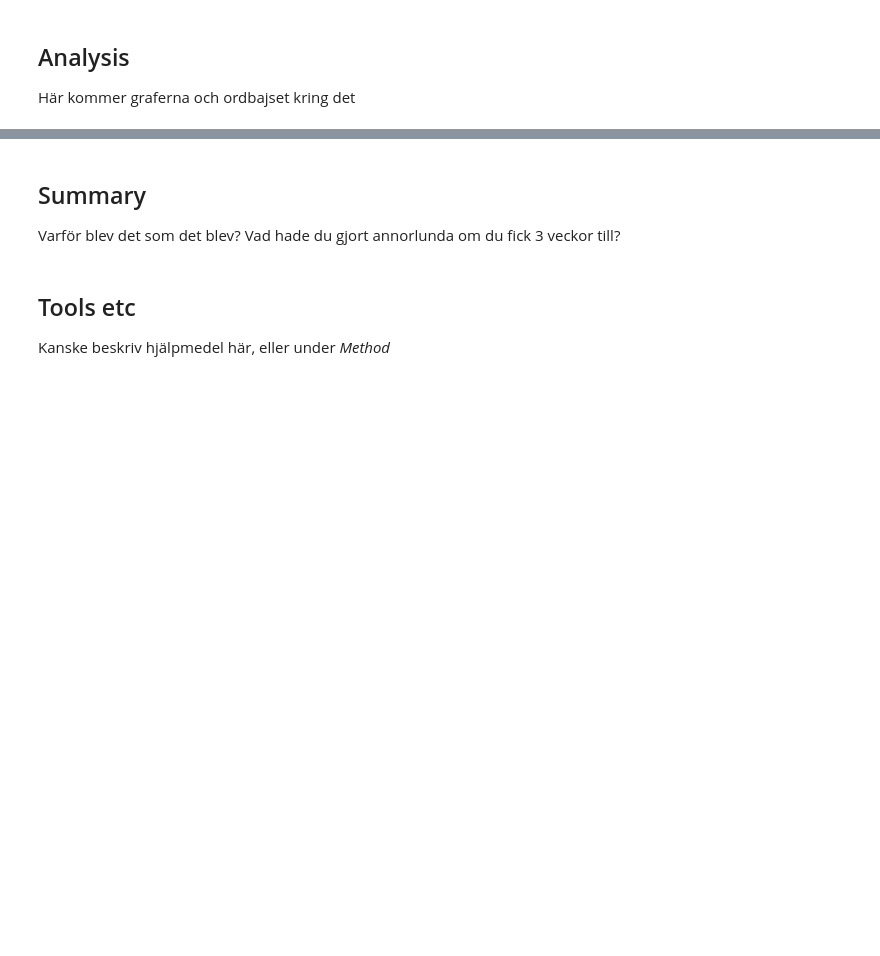
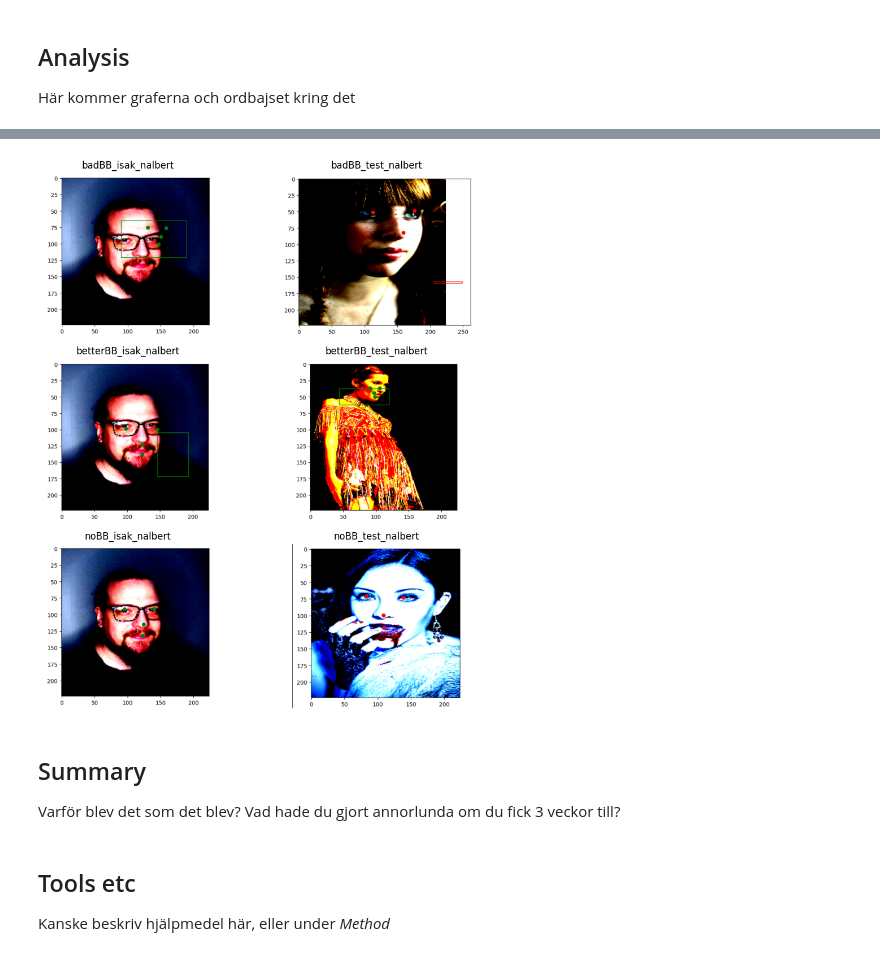
Before and after one commit to Zeepat/face-keypoint-detection, a Jupyter notebook: isak/RAPPORT_ISAK.ipynb, the cells around one changed output, grey strips where cells are left out. Saved outputs shown, nothing was run; the diff lists cells and outputs as text; code cells hidden in the pictures; blank space fills up the shorter version.

```diff
--- a/isak/RAPPORT_ISAK.ipynb
+++ b/isak/RAPPORT_ISAK.ipynb
@@ -171,3 +278,7 @@ plot_loss(e,l,v, title='nalbert9 (with bounding box)')
+# %%
+display_images([img_path for img_path in os.listdir('./imgs/')], figsize=(10, 10))
+# %% [output]
+[figure, added]
 # %% [markdown]
 ## Summary
 
```
Also changed, not shown: parts of 7 cells of this notebook, 13 other files.
